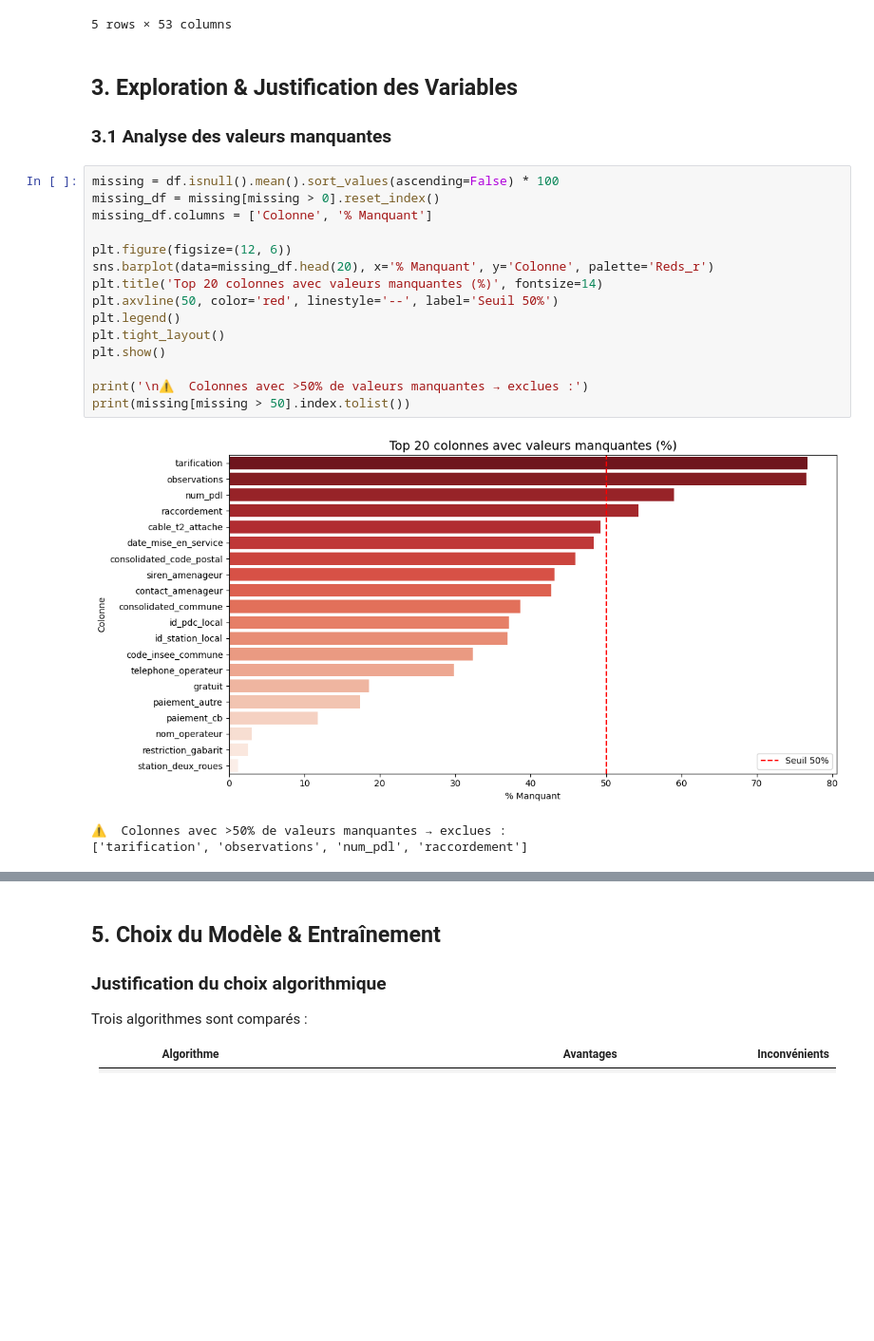
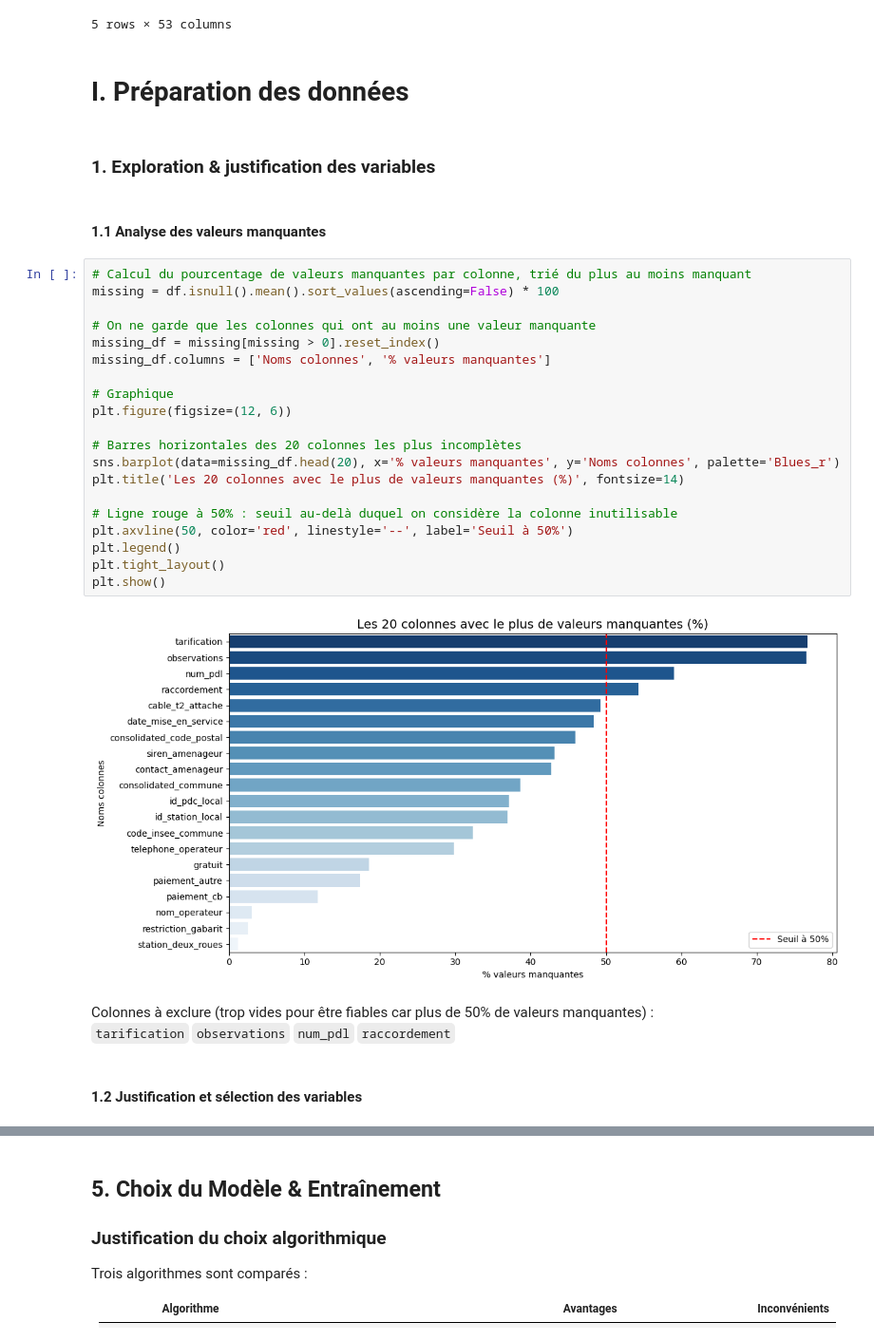
Before and after one commit to Swe3fty/projet_ia_s6, a Jupyter notebook: Besoin_Client_3/Besoin_Client_3.ipynb, the cells around one changed output, grey strips where cells are left out. Shown at 95% size. Saved outputs shown, nothing was run; the diff lists cells and outputs as text; blank space fills up the shorter version.

```diff
--- a/Besoin_Client_3/Besoin_Client_3.ipynb
+++ b/Besoin_Client_3/Besoin_Client_3.ipynb
@@ -75,26 +71,37 @@ Drive already mounted at /content/drive; to attempt to forcibly remount, call dr
 | 4 | 5 | zetra distribution | 895193019.0 | contact@zetra.com | zetra distribution sas | contact@zetra.com | ... |
 5 rows × 53 columns
 # %% [markdown]
-## 3. Exploration & Justification des Variables
-
-### 3.1 Analyse des valeurs manquantes
+# I. Préparation des données
+# %% [markdown]
+### 1. Exploration & justification des variables
+# %% [markdown]
+#### 1.1 Analyse des valeurs manquantes
 # %%
+# Calcul du pourcentage de valeurs manquantes par colonne, trié du plus au moins manquant
 missing = df.isnull().mean().sort_values(ascending=False) * 100
+
+# On ne garde que les colonnes qui ont au moins une valeur manquante
 missing_df = missing[missing > 0].reset_index()
-missing_df.columns = ['Colonne', '% Manquant']
+missing_df.columns = ['Noms colonnes', '% valeurs manquantes']
 
+# Graphique
 plt.figure(figsize=(12, 6))
-sns.barplot(data=missing_df.head(20), x='% Manquant', y='Colonne', palette='Reds_r')
-plt.title('Top 20 colonnes avec valeurs manquantes (%)', fontsize=14)
-plt.axvline(50, color='red', linestyle='--', label='Seuil 50%')
+
+# Barres horizontales des 20 colonnes les plus incomplètes
+sns.barplot(data=missing_df.head(20), x='% valeurs manquantes', y='Noms colonnes', palette='Blues_r')
+plt.title('Les 20 colonnes avec le plus de valeurs manquantes (%)', fontsize=14)
+
+# Ligne rouge à 50% : seuil au-delà duquel on considère la colonne inutilisable
+plt.axvline(50, color='red', linestyle='--', label='Seuil à 50%')
 plt.legend()
 plt.tight_layout()
 plt.show()
-
-print('\n⚠️  Colonnes avec >50% de valeurs manquantes → exclues :')
-print(missing[missing > 50].index.tolist())
 # %% [output]
-[figure, old version]
+[figure, new version]
-⚠️  Colonnes avec >50% de valeurs manquantes → exclues :
-['tarification', 'observations', 'num_pdl', 'raccordement']
+# %% [markdown]
+Colonnes à exclure (trop vides pour être fiables car plus de 50% de valeurs manquantes) :
+<br>
+`tarification` `observations` `num_pdl` `raccordement`
+# %% [markdown]
+#### 1.2 Justification et sélection des variables
 # %% [markdown]
```
Also changed, not shown: parts of 14 cells of this notebook.
